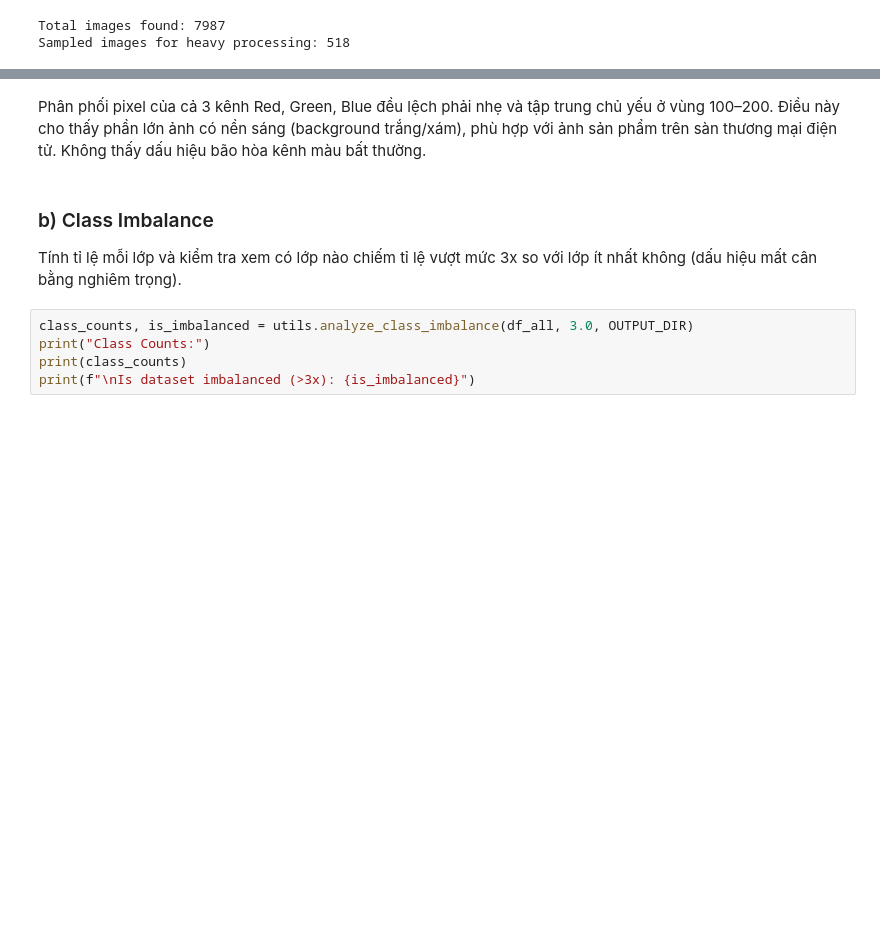
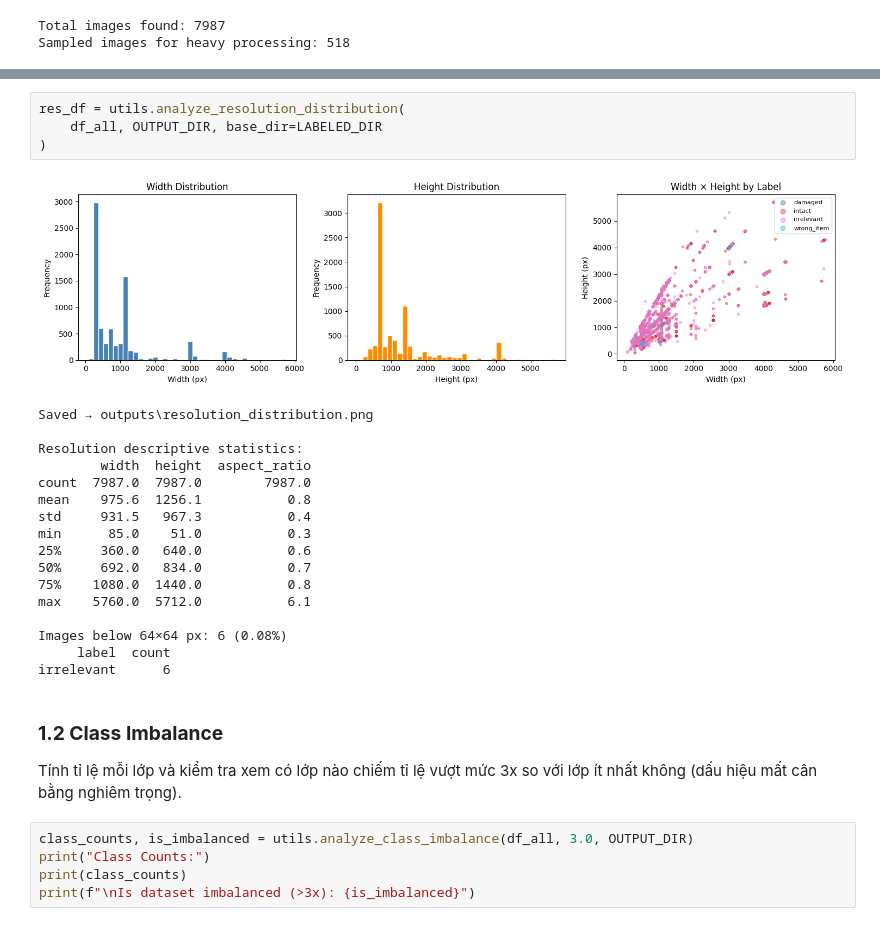
Before and after one commit to calebstewart9999-byte/ecommerce-review-analytics, a Jupyter notebook: notebooks/image_eda.ipynb, the cells around one changed output, grey strips where cells are left out. Cells and saved outputs as stored; diff of their text form; blank space fills up the shorter version.

Commit message:
feat: add image eda and ai engine clean version

```diff
--- a/notebooks/image_eda.ipynb
+++ b/notebooks/image_eda.ipynb
@@ -91,8 +60,28 @@ if len(images) > 0:
 Saved pixel distribution plot to outputs/pixel_distribution.png
-# %% [markdown]
-Phân phối pixel của cả 3 kênh Red, Green, Blue đều lệch phải nhẹ và tập trung chủ yếu ở vùng 100–200. Điều này cho thấy phần lớn ảnh có nền sáng (background trắng/xám), phù hợp với ảnh sản phẩm trên sàn thương mại điện tử. Không thấy dấu hiệu bão hòa kênh màu bất thường.
+# %%
+res_df = utils.analyze_resolution_distribution(
+    df_all, OUTPUT_DIR, base_dir=LABELED_DIR
+)
+# %% [output]
+[figure, added]
+Saved → outputs\resolution_distribution.png
+
+Resolution descriptive statistics:
+        width  height  aspect_ratio
+count  7987.0  7987.0        7987.0
+mean    975.6  1256.1           0.8
+std     931.5   967.3           0.4
+min      85.0    51.0           0.3
+25%     360.0   640.0           0.6
+50%     692.0   834.0           0.7
+75%    1080.0  1440.0           0.8
+max    5760.0  5712.0           6.1
+
+Images below 64×64 px: 6 (0.08%)
+     label  count
+irrelevant      6
 # %% [markdown]
-### b) Class Imbalance
+### **1.2 Class Imbalance**
 Tính tỉ lệ mỗi lớp và kiểm tra xem có lớp nào chiếm tỉ lệ vượt mức 3x so với lớp ít nhất không (dấu hiệu mất cân bằng nghiêm trọng).
 # %%
 class_counts, is_imbalanced = utils.analyze_class_imbalance(df_all, 3.0, OUTPUT_DIR)
```
Also changed, not shown: parts of 39 cells of this notebook, 1 other file.
